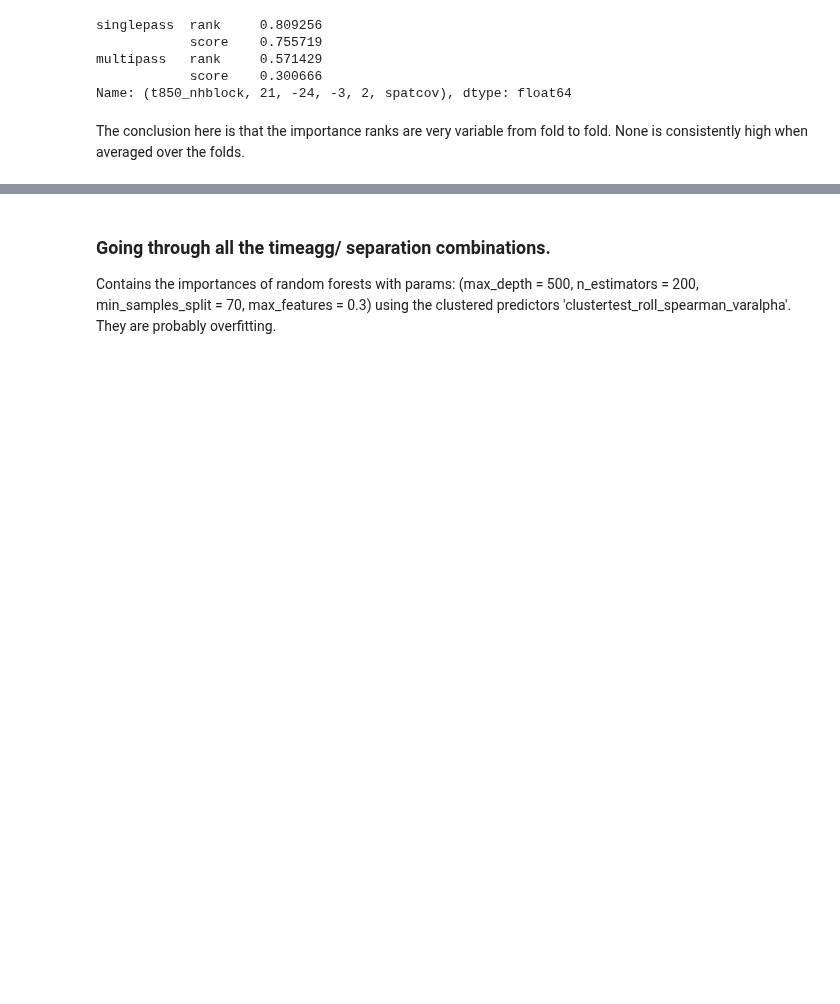
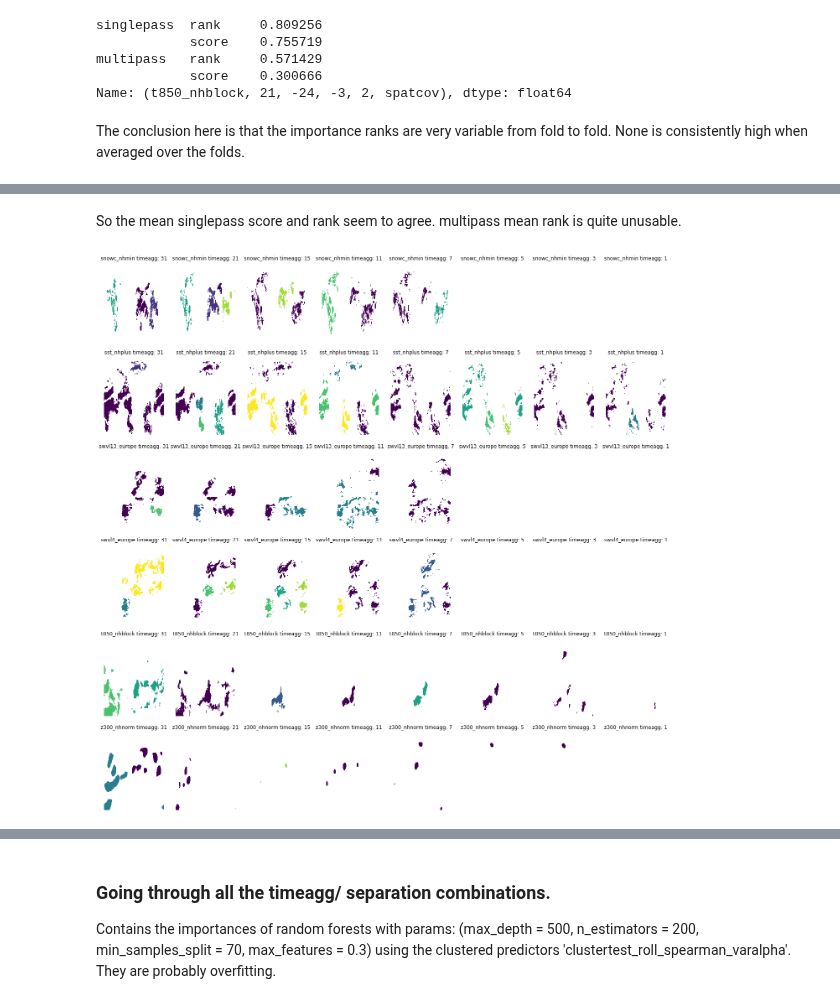
Before and after one commit to chiemvs/Weave, a Jupyter notebook: notebooks/evaluate_all_importances.ipynb, the cells around one changed output, grey strips where cells are left out. Cells and saved outputs as stored; diff of their text form; code cells hidden in the pictures; blank space fills up the shorter version.

```diff
--- a/notebooks/evaluate_all_importances.ipynb
+++ b/notebooks/evaluate_all_importances.ipynb
@@ -157,0 +168,7 @@ plot_importance_per_sep(selection, basepath = Path('/scistor/ivm/jsn295/clustert
+# %% [markdown]
+So the mean singlepass score and rank seem to agree. multipass mean rank is quite unusable.
+# %%
+selection = dat_max.loc[(['t850_nhblock','z300_nhnorm','sst_nhplus','swvl13_europe','swvl4_europe','snowc_nhmin'],slice(None),slice(None),slice(None),slice(None),'spatcov'),('multipass','rank')].sort_index()
+plot_importance_per_sep(selection, basepath = Path('/scistor/ivm/jsn295/clusterpar3_roll_spearman_varalpha/'))
+# %% [output]
+[figure, added]
```
Also changed, not shown: parts of 8 cells of this notebook, 6 other files.
